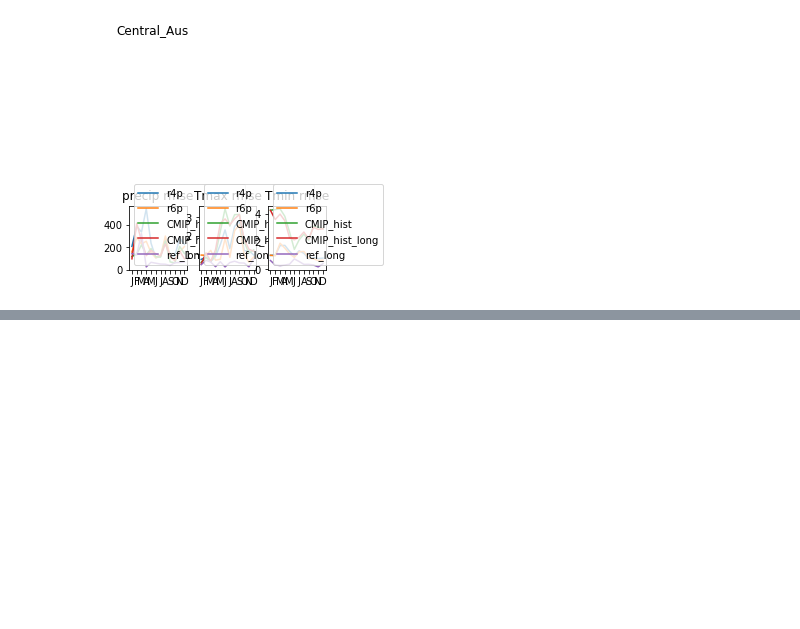
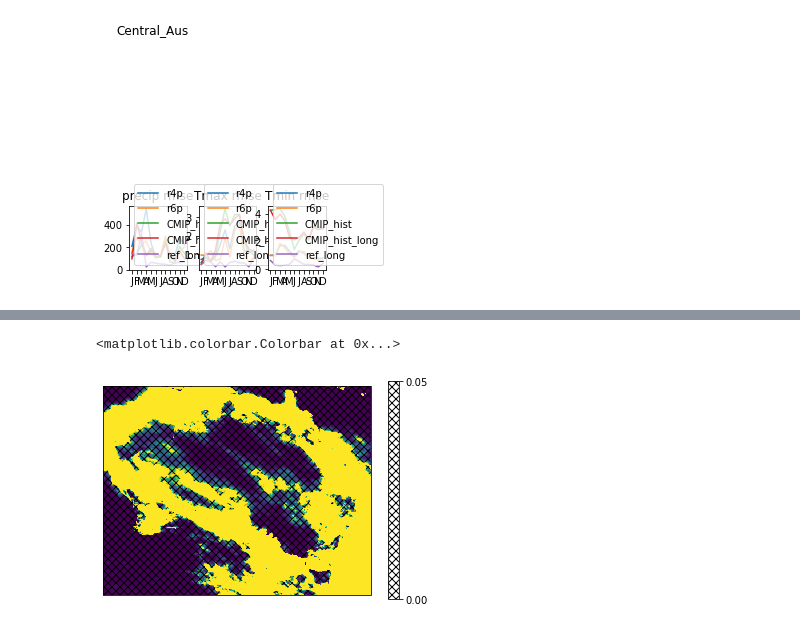
Before and after one commit to ngben/BARPA_evaluation, a Jupyter notebook: emma/long_trials/monthly_agcd.ipynb, the cells around one changed output, grey strips where cells are left out. Saved outputs shown, nothing was run; the diff lists cells and outputs as text; code cells hidden in the pictures; blank space fills up the shorter version.

```diff
--- a/emma/long_trials/monthly_agcd.ipynb
+++ b/emma/long_trials/monthly_agcd.ipynb
@@ -230,0 +302,8 @@ for i,key in enumerate(domains):
+# %%
+iplt.pcolormesh(sig['Tmax_JJA'],vmin=0,vmax=0.05)
+iplt.contourf(sig['Tmax_JJA'],(0,0.05),hatches=['XXX'],colors='None')
+
+plt.colorbar()
+# %% [output]
+<matplotlib.colorbar.Colorbar at 0x...>
+[figure, added]
```
Also changed, not shown: parts of 12 cells of this notebook, 8 other files.
